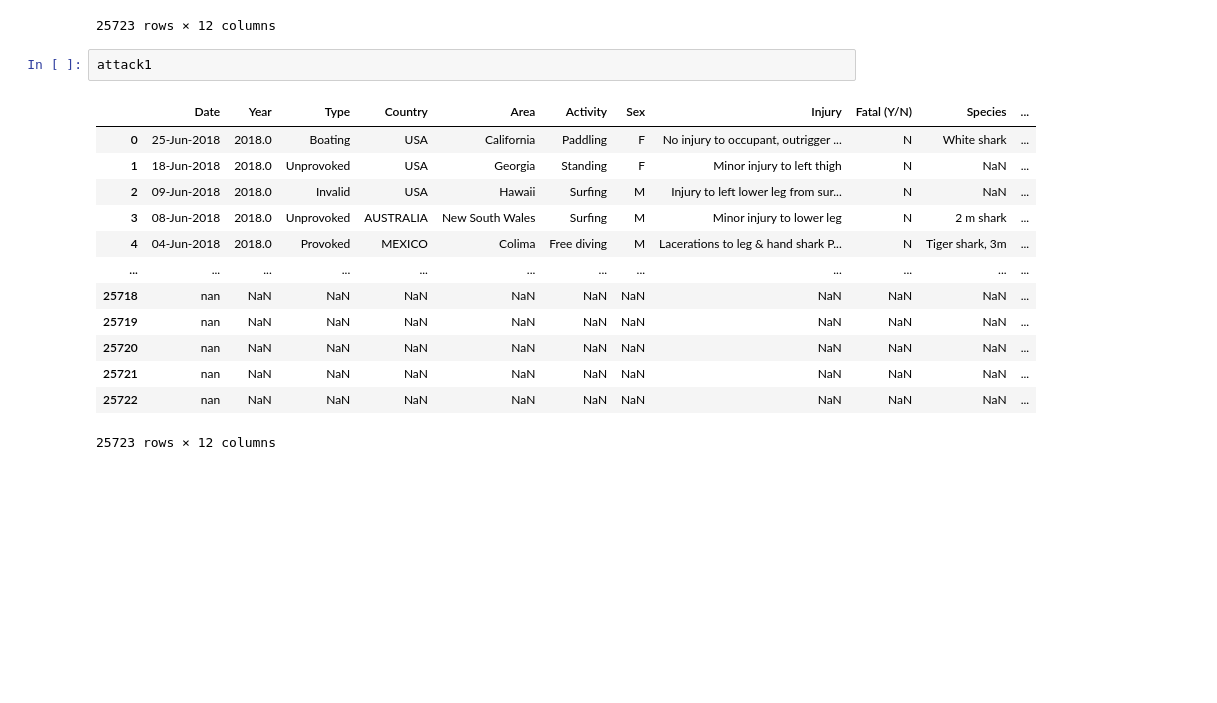
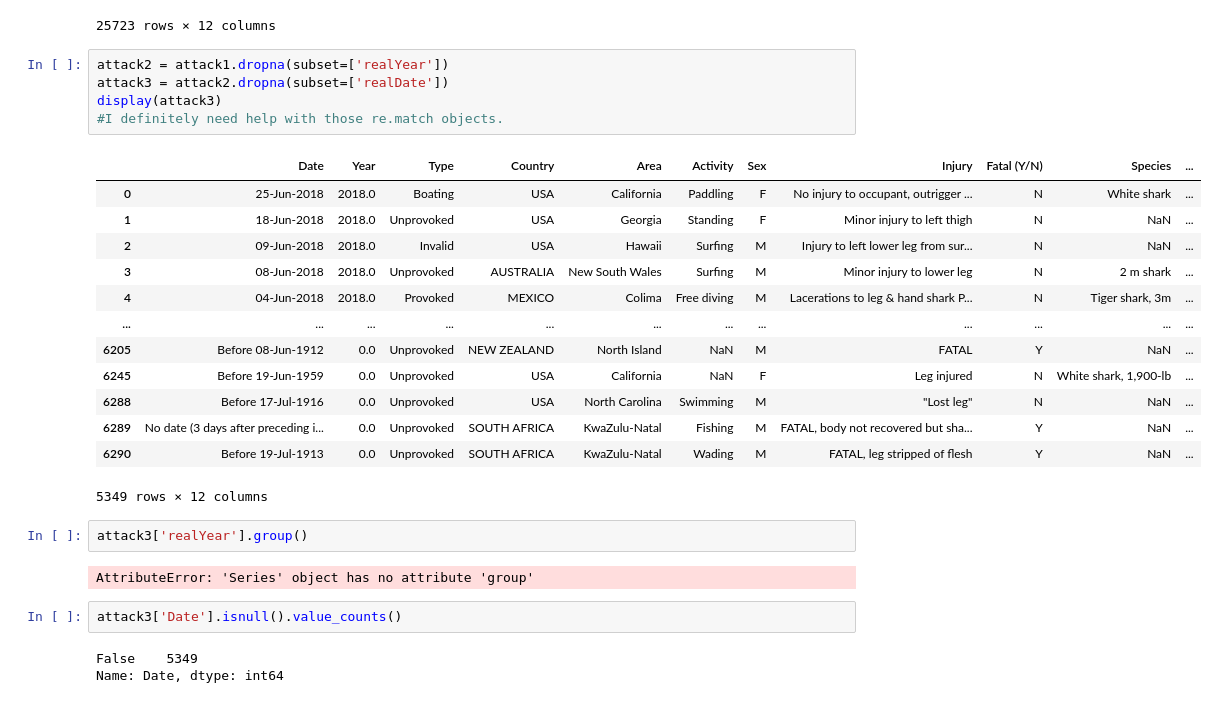
Before and after one commit to Diegon8/SharkAttack-, a Jupyter notebook: SharkAttack.ipynb, the cells around one changed output. Drawn from its saved outputs; the diff is of its cells as text; blank space fills up the shorter version.

```diff
--- a/SharkAttack.ipynb
+++ b/SharkAttack.ipynb
@@ -277,19 +277,31 @@ attack1
 | 25721 | nan | NaN | NaN | NaN | NaN | NaN | NaN | NaN | NaN | NaN | ... |
 | 25722 | nan | NaN | NaN | NaN | NaN | NaN | NaN | NaN | NaN | NaN | ... |
 25723 rows × 12 columns
-# %%
-attack1
-# %% [output]
-|  | Date | Year | Type | Country | Area | Activity | Sex | Injury | Fatal (Y/N) | Species | ... |
-| 0 | 25-Jun-2018 | 2018.0 | Boating | USA | California | Paddling | F | No injury to occupant, outrigger ... | N | White shark | ... |
-| 1 | 18-Jun-2018 | 2018.0 | Unprovoked | USA | Georgia | Standing | F | Minor injury to left thigh | N | NaN | ... |
-| 2 | 09-Jun-2018 | 2018.0 | Invalid | USA | Hawaii | Surfing | M | Injury to left lower leg from sur... | N | NaN | ... |
-| 3 | 08-Jun-2018 | 2018.0 | Unprovoked | AUSTRALIA | New South Wales | Surfing | M | Minor injury to lower leg | N | 2 m shark | ... |
-| 4 | 04-Jun-2018 | 2018.0 | Provoked | MEXICO | Colima | Free diving | M | Lacerations to leg & hand shark P... | N | Tiger shark, 3m | ... |
-| ... | ... | ... | ... | ... | ... | ... | ... | ... | ... | ... | ... |
-| 25718 | nan | NaN | NaN | NaN | NaN | NaN | NaN | NaN | NaN | NaN | ... |
-| 25719 | nan | NaN | NaN | NaN | NaN | NaN | NaN | NaN | NaN | NaN | ... |
-| 25720 | nan | NaN | NaN | NaN | NaN | NaN | NaN | NaN | NaN | NaN | ... |
-| 25721 | nan | NaN | NaN | NaN | NaN | NaN | NaN | NaN | NaN | NaN | ... |
-| 25722 | nan | NaN | NaN | NaN | NaN | NaN | NaN | NaN | NaN | NaN | ... |
-25723 rows × 12 columns
+# %%
+attack2 = attack1.dropna(subset=['realYear'])
+attack3 = attack2.dropna(subset=['realDate'])
+display(attack3)
+#I definitely need help with those re.match objects.
+# %% [output]
+|  | Date | Year | Type | Country | Area | Activity | Sex | Injury | Fatal (Y/N) | Species | ... |
+| 0 | 25-Jun-2018 | 2018.0 | Boating | USA | California | Paddling | F | No injury to occupant, outrigger ... | N | White shark | ... |
+| 1 | 18-Jun-2018 | 2018.0 | Unprovoked | USA | Georgia | Standing | F | Minor injury to left thigh | N | NaN | ... |
+| 2 | 09-Jun-2018 | 2018.0 | Invalid | USA | Hawaii | Surfing | M | Injury to left lower leg from sur... | N | NaN | ... |
+| 3 | 08-Jun-2018 | 2018.0 | Unprovoked | AUSTRALIA | New South Wales | Surfing | M | Minor injury to lower leg | N | 2 m shark | ... |
+| 4 | 04-Jun-2018 | 2018.0 | Provoked | MEXICO | Colima | Free diving | M | Lacerations to leg & hand shark P... | N | Tiger shark, 3m | ... |
+| ... | ... | ... | ... | ... | ... | ... | ... | ... | ... | ... | ... |
+| 6205 | Before 08-Jun-1912 | 0.0 | Unprovoked | NEW ZEALAND | North Island | NaN | M | FATAL | Y | NaN | ... |
+| 6245 | Before 19-Jun-1959 | 0.0 | Unprovoked | USA | California | NaN | F | Leg injured | N | White shark, 1,900-lb | ... |
+| 6288 | Before 17-Jul-1916 | 0.0 | Unprovoked | USA | North Carolina | Swimming | M | "Lost leg" | N | NaN | ... |
+| 6289 | No date (3 days after preceding i... | 0.0 | Unprovoked | SOUTH AFRICA | KwaZulu-Natal | Fishing | M | FATAL, body not recovered but sha... | Y | NaN | ... |
+| 6290 | Before 19-Jul-1913 | 0.0 | Unprovoked | SOUTH AFRICA | KwaZulu-Natal | Wading | M | FATAL, leg stripped of flesh | Y | NaN | ... |
+5349 rows × 12 columns
+# %%
+attack3['realYear'].group()
+# %% [output]
+AttributeError: 'Series' object has no attribute 'group'
+# %%
+attack3['Date'].isnull().value_counts()
+# %% [output]
+False    5349
+Name: Date, dtype: int64
```
Also changed, not shown: parts of 2 cells of this notebook.
